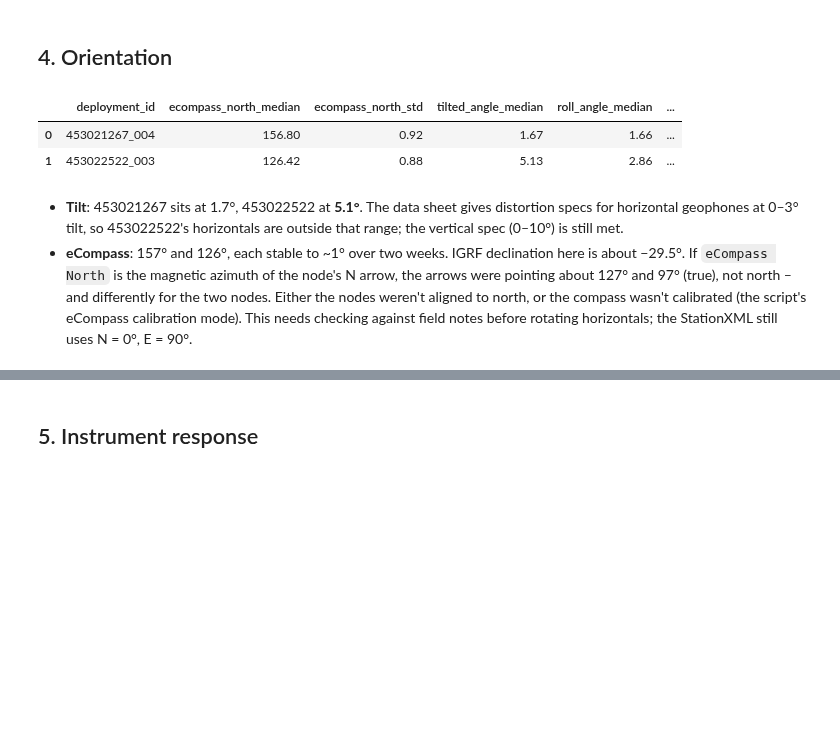
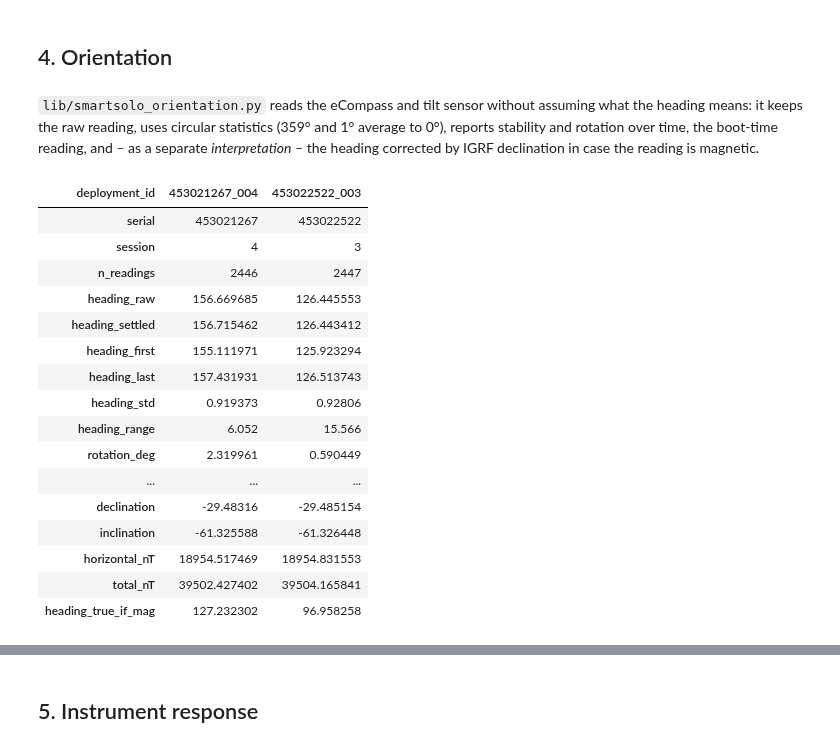
Before and after one commit to TobbeTripitaka/node_toolbox, a Jupyter notebook: notebooks/node_qc_demo.ipynb, the cells around one changed output, grey strips where cells are left out. Saved outputs shown, nothing was run; the diff lists cells and outputs as text; code cells hidden in the pictures; blank space fills up the shorter version.

```diff
--- a/notebooks/node_qc_demo.ipynb
+++ b/notebooks/node_qc_demo.ipynb
@@ -192,16 +201,30 @@ What this shows:
 - Bench/transport boots (1, 2, 5, 6) include impossible values (f0 = 0, 134 Hz, −385 Hz, negative damping) – tests while the node was lying on its side or moving. Use `noisy`, `ok_all` and the boot reason, not just the logged pass flag.
 # %% [markdown]
 ## 4. Orientation
-# %%
-deps = loc.build_deployments("../data/nodes")
-orient = deps[["deployment_id", "ecompass_north_median", "ecompass_north_std", "tilted_angle_median",
-               "roll_angle_median", "pitch_angle_median", "latitude", "longitude", "start"]].copy()
-orient["declination"] = [sn.magnetic_declination(r.latitude, r.longitude, r.start, 1650) for r in orient.itertuples()]
-orient.round(2)
-# %% [output]
-|  | deployment_id | ecompass_north_median | ecompass_north_std | tilted_angle_median | roll_angle_median | ... |
-| 0 | 453021267_004 | 156.80 | 0.92 | 1.67 | 1.66 | ... |
-| 1 | 453022522_003 | 126.42 | 0.88 | 5.13 | 2.86 | ... |
-# %% [markdown]
-- **Tilt**: 453021267 sits at 1.7°, 453022522 at **5.1°**. The data sheet gives distortion specs for horizontal geophones at 0–3° tilt, so 453022522's horizontals are outside that range; the vertical spec (0–10°) is still met.
-- **eCompass**: 157° and 126°, each stable to ~1° over two weeks. IGRF declination here is about −29.5°. If `eCompass North` is the magnetic azimuth of the node's N arrow, the arrows were pointing about 127° and 97° (true), not north – and differently for the two nodes. Either the nodes weren't aligned to north, or the compass wasn't calibrated (the script's eCompass calibration mode). This needs checking against field notes before rotating horizontals; the StationXML still uses N = 0°, E = 90°.
+# %% [markdown]
+`lib/smartsolo_orientation.py` reads the eCompass and tilt sensor without assuming what the heading means: it keeps the raw reading, uses circular statistics (359° and 1° average to 0°), reports stability and rotation over time, the boot-time reading, and – as a separate *interpretation* – the heading corrected by IGRF declination in case the reading is magnetic.
+# %%
+import smartsolo_orientation as so
+df = sl.read_logs("../data/nodes")
+deps = loc.build_deployments("../data/nodes")
+ot = so.orientation_table(df, deps=deps,
+                          device_info=sl.read_device_info("../data/nodes"))
+ot.drop(columns=["latitude", "longitude", "elevation", "start", "end"]).set_index("deployment_id").T.round(2)
+# %% [output]
+| deployment_id | 453021267_004 | 453022522_003 |
+| serial | 453021267 | 453022522 |
+| session | 4 | 3 |
+| n_readings | 2446 | 2447 |
+| heading_raw | 156.669685 | 126.445553 |
+| heading_settled | 156.715462 | 126.443412 |
+| heading_first | 155.111971 | 125.923294 |
+| heading_last | 157.431931 | 126.513743 |
+| heading_std | 0.919373 | 0.92806 |
+| heading_range | 6.052 | 15.566 |
+| rotation_deg | 2.319961 | 0.590449 |
+| ... | ... | ... |
+| declination | -29.48316 | -29.485154 |
+| inclination | -61.325588 | -61.326448 |
+| horizontal_nT | 18954.517469 | 18954.831553 |
+| total_nT | 39502.427402 | 39504.165841 |
+| heading_true_if_mag | 127.232302 | 96.958258 |
```
Also changed, not shown: parts of 8 cells of this notebook, 6 other files.
